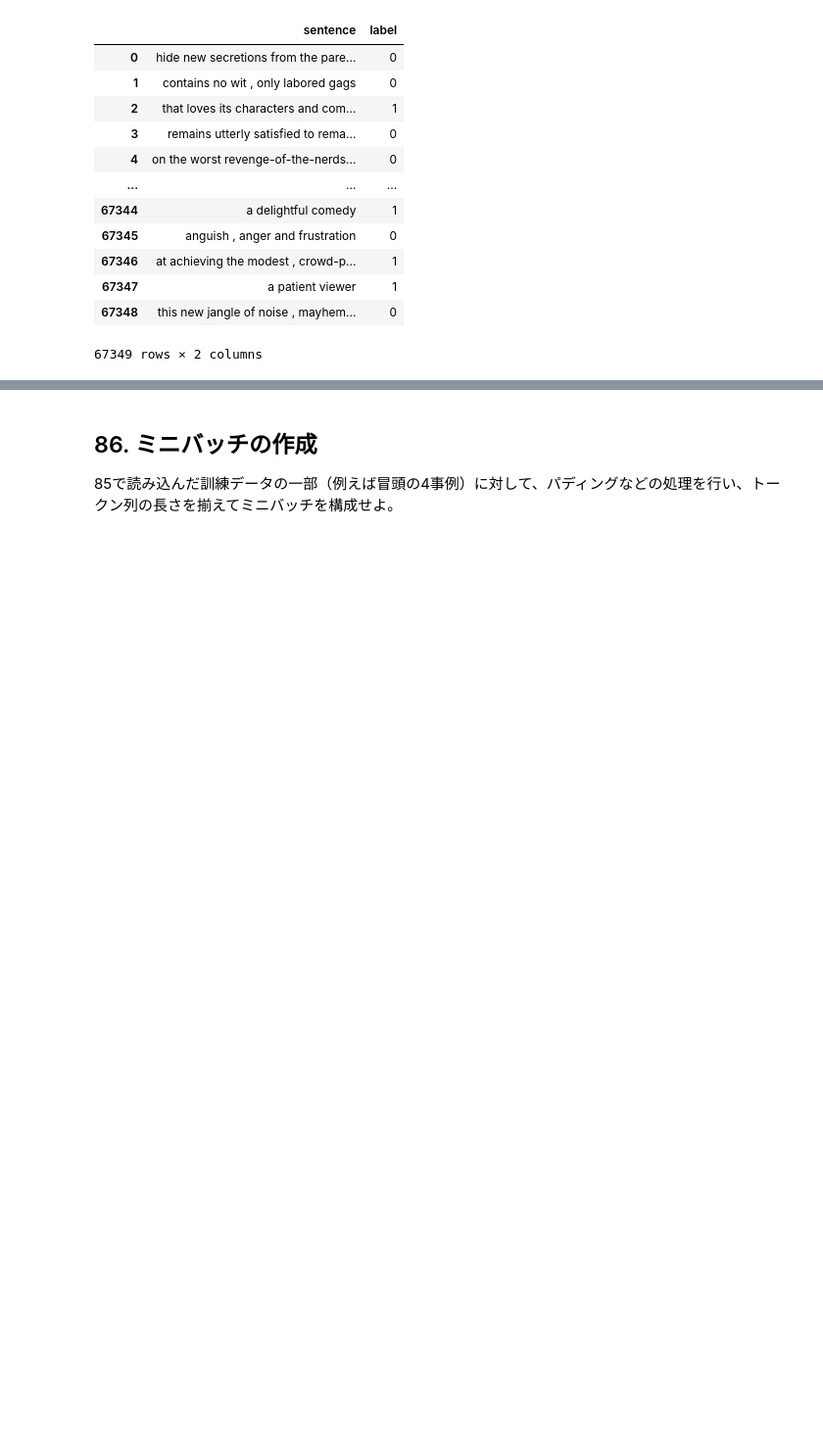
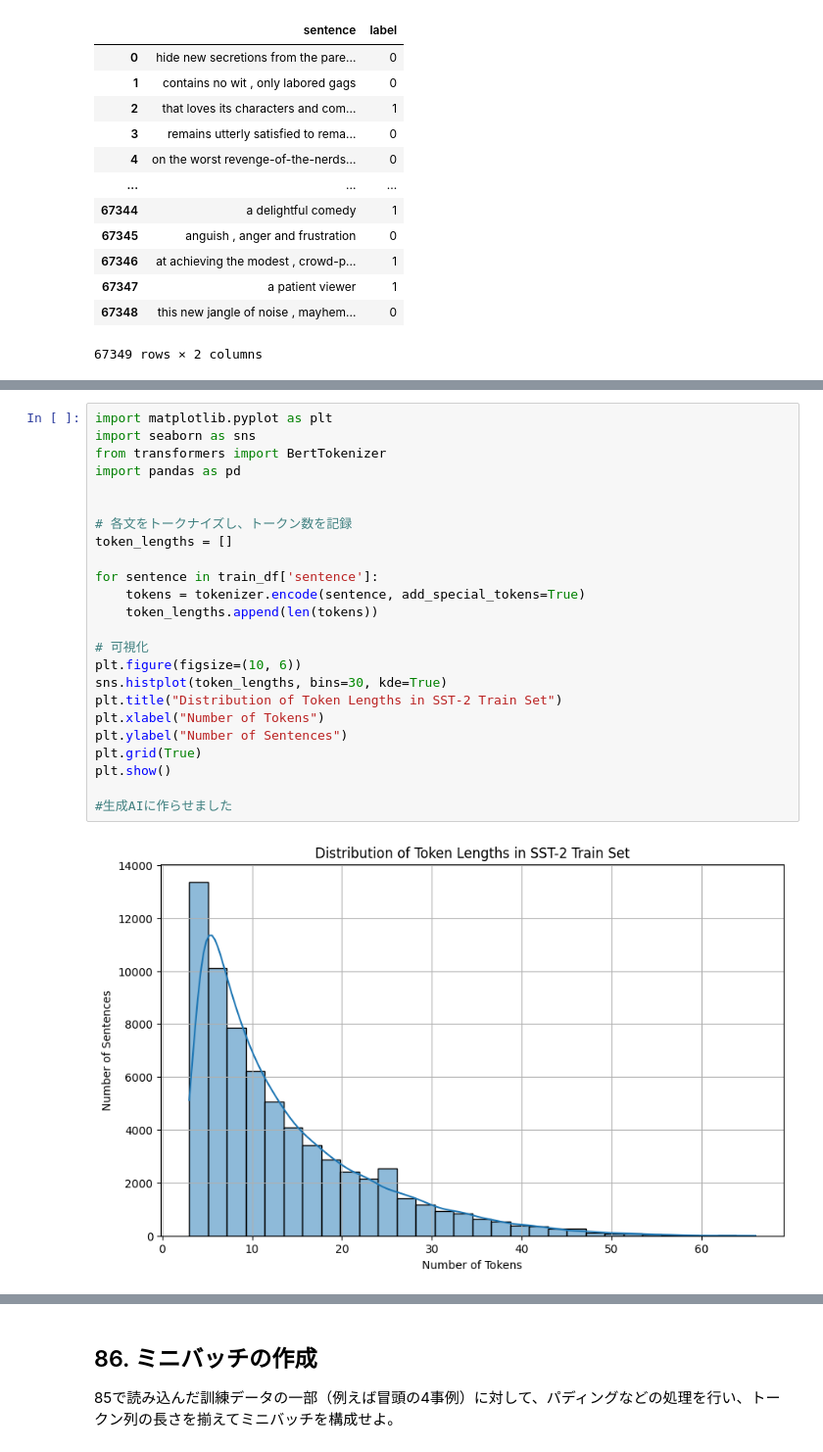
Before and after one commit to Tomhack24/my_nlp100_2025, a Jupyter notebook: ja/ch09.ipynb, the cells around one changed output, grey strips where cells are left out. Shown at 98% size. Drawn from its saved outputs; the diff is of its cells as text; blank space fills up the shorter version.

```diff
--- a/ja/ch09.ipynb
+++ b/ja/ch09.ipynb
@@ -286,0 +308,26 @@ train_df
+# %%
+import matplotlib.pyplot as plt
+import seaborn as sns
+from transformers import BertTokenizer
+import pandas as pd
+
+
+# 各文をトークナイズし、トークン数を記録
+token_lengths = []
+
+for sentence in train_df['sentence']:
+    tokens = tokenizer.encode(sentence, add_special_tokens=True)
+    token_lengths.append(len(tokens))
+
+# 可視化
+plt.figure(figsize=(10, 6))
+sns.histplot(token_lengths, bins=30, kde=True)
+plt.title("Distribution of Token Lengths in SST-2 Train Set")
+plt.xlabel("Number of Tokens")
+plt.ylabel("Number of Sentences")
+plt.grid(True)
+plt.show()
+
+#生成AIに作らせました
+# %% [output]
+[figure, added]
```
Also changed, not shown: parts of 5 cells of this notebook.
